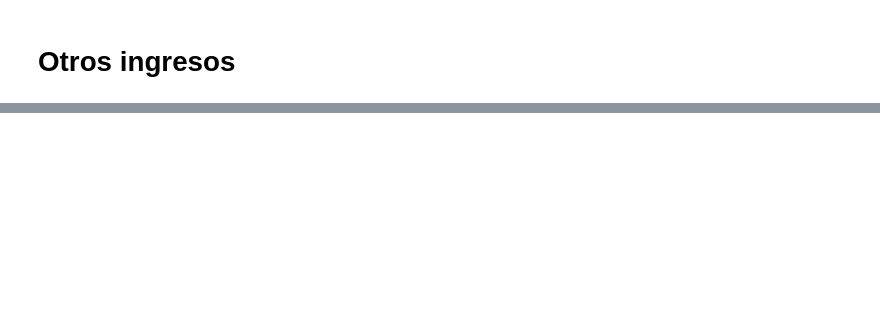
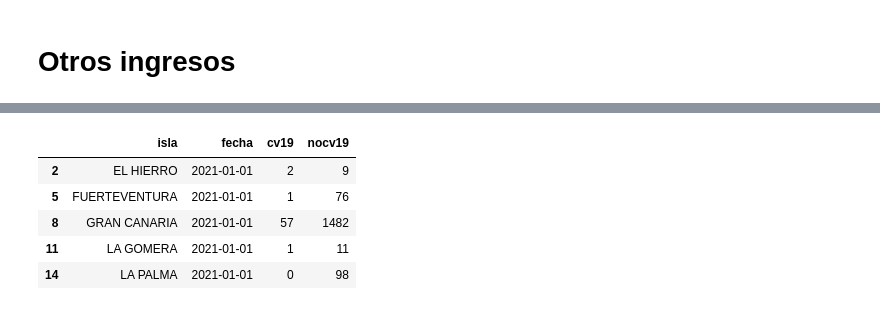
Before and after one commit to jalonsouoc/TFM, a Jupyter notebook: code/limpieza_de_datos_covid.ipynb, the cells around one changed output, grey strips where cells are left out. Cells and saved outputs as stored; diff of their text form; code cells hidden in the pictures; blank space fills up the shorter version.

```diff
--- a/code/limpieza_de_datos_covid.ipynb
+++ b/code/limpieza_de_datos_covid.ipynb
@@ -510,8 +543,8 @@ datos_ocupacion = pd.merge(datos_ocupacion, datos_centros, on=['codigo'], how='l
 datos_ocupacion = datos_ocupacion[['fecha', 'isla', 'unidad_funcional', 'cv19', 'nocv19']]
 
 datos_ocupacion['fecha'] = pd.to_datetime(datos_ocupacion['fecha'], dayfirst=True)
-#datos_ocupacion['isla'] = datos_ocupacion['isla'].astype(str)
-#datos_ocupacion['unidad_funcional'] = datos_ocupacion['unidad_funcional'].astype(str)
-#datos_ocupacion['cv19'] = datos_ocupacion['cv19'].astype(int)
-#datos_ocupacion['nocv19'] = datos_ocupacion['nocv19'].astype(int)
+datos_ocupacion['isla'] = datos_ocupacion['isla'].astype(str)
+datos_ocupacion['unidad_funcional'] = datos_ocupacion['unidad_funcional'].astype(str)
+datos_ocupacion['cv19'] = datos_ocupacion['cv19'].astype(int)
+datos_ocupacion['nocv19'] = datos_ocupacion['nocv19'].astype(int)
 # %%
@@ -540,2 +587,11 @@ datos_ocupacion_hpt.info()
+# %%
+datos_ocupacion_hpt.head()
+# %% [output]
+|  | isla | fecha | cv19 | nocv19 |
+| 2 | EL HIERRO | 2021-01-01 | 2 | 9 |
+| 5 | FUERTEVENTURA | 2021-01-01 | 1 | 76 |
+| 8 | GRAN CANARIA | 2021-01-01 | 57 | 1482 |
+| 11 | LA GOMERA | 2021-01-01 | 1 | 11 |
+| 14 | LA PALMA | 2021-01-01 | 0 | 98 |
 # %%
 comprobar_fechas(datos_ocupacion_hpt)
```
Also changed, not shown: parts of 18 cells of this notebook, 4 other files.
